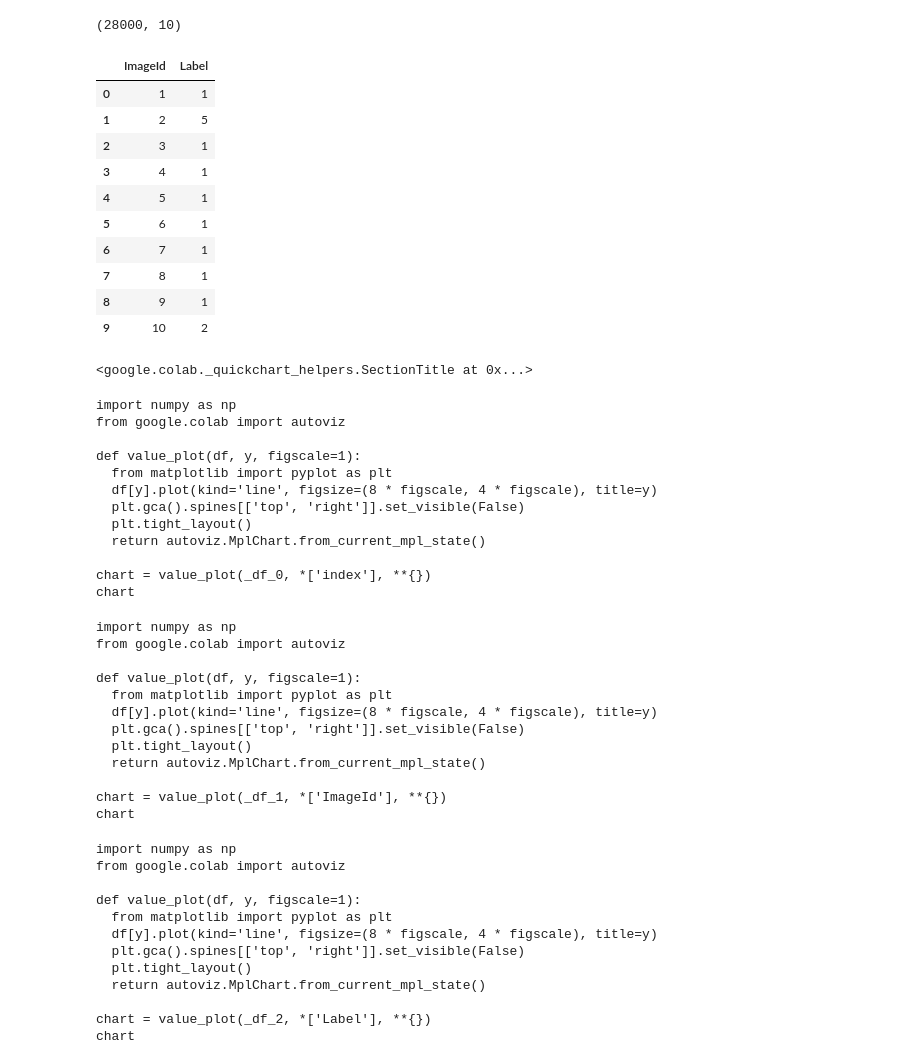
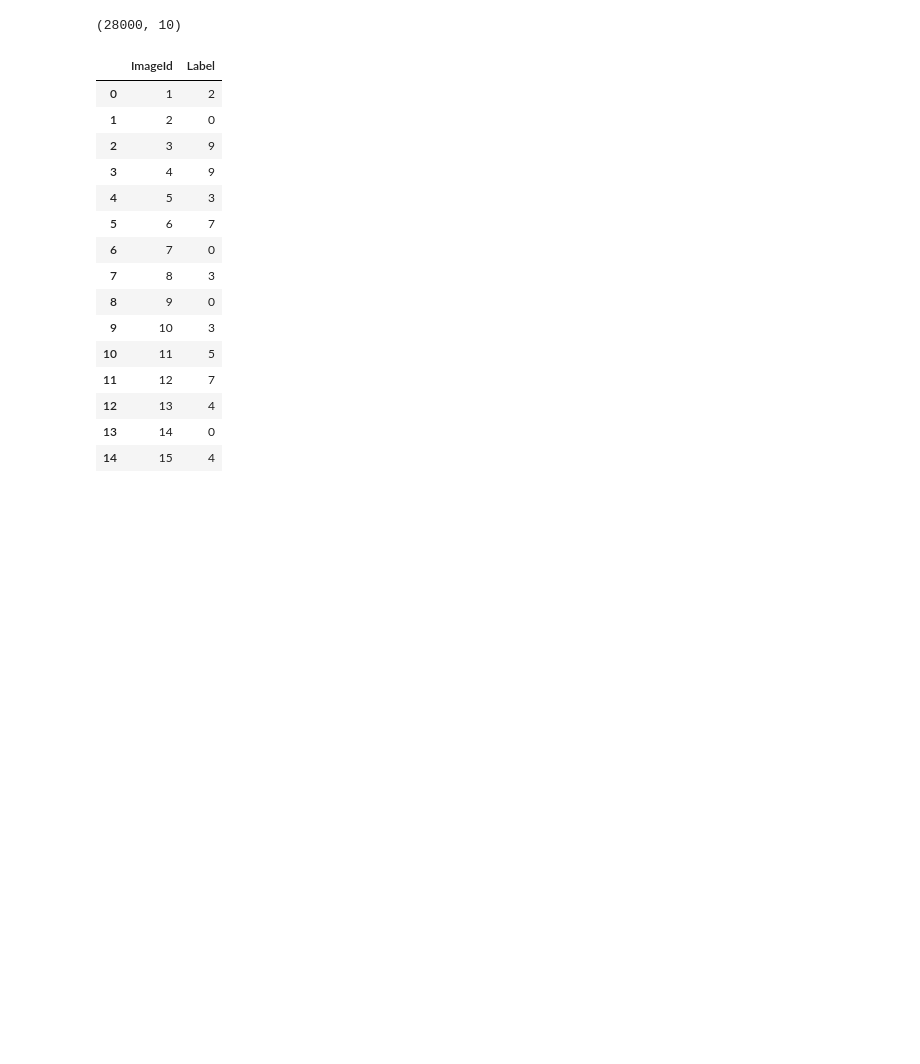
Before and after one commit to ehsson/AI_Practice, a Jupyter notebook: Mnist_practice/Mnist_practice.ipynb, the cells around one changed output. Cells and saved outputs as stored; diff of their text form; code cells hidden in the pictures; blank space fills up the shorter version.

```diff
--- a/Mnist_practice/Mnist_practice.ipynb
+++ b/Mnist_practice/Mnist_practice.ipynb
@@ -42,7 +43,7 @@ print(test_images.shape)
 (42000, 1, 28, 28)
 (28000, 1, 28, 28)
 # %%
-train_images, valid_images, train_labels, valid_labels = train_test_split(train_images, train_labels, test_size=0.2, random_state=42, stratify=train_labels)
+train_images, valid_images, train_labels, valid_labels = train_test_split(train_images, train_labels, test_size=0.05, random_state=42, stratify=train_labels)
 print(type(train_images[0][0][0][0]))
 print(type(valid_images[0][0][0][0]))
 
@@ -117,6 +128,7 @@ for epoch in range(1, num_epochs + 1):
 
     train_loss = 0
     valid_loss = 0
+    running_loss = 0
 
     # train
     model.train()
@@ -131,8 +143,12 @@ for epoch in range(1, num_epochs + 1):
         optimizer.step()
 
         train_loss += loss
+        sys.stdout.write('\r')
+        sys.stdout.write("step: %d/%d  train_loss: %.5f" % (step, len(train_loader), train_loss/step))
+        sys.stdout.flush()
 
-    train_loss = train_loss / (step - 1)
+    train_loss = train_loss / len(train_loader)
+    print()
     print("epoch: {}  train_loss: {:.5f}".format(epoch, train_loss))
 
     # validation
@@ -144,8 +160,11 @@ for epoch in range(1, num_epochs + 1):
             loss = criterion(predictions, labels)
 
             valid_loss += loss
+            sys.stdout.write('\r')
+            sys.stdout.write("step: %d/%d  valid_loss: %.5f" % (step, len(valid_loader), valid_loss/step))
+            sys.stdout.flush()
 
-    valid_loss = valid_loss / (step - 1)
+    valid_loss = valid_loss / len(train_loader)
+    print()
     print("epoch: {}  valid_loss: {:.5f}".format(epoch, valid_loss))
-    print()
 # %% [output]
@@ -186,53 +217,21 @@ submission["Label"] = np.argmax(np.concatenate(test_pred, axis=0), axis=1)
 # %% [output]
 (28000, 10)
 # %%
-submission.head(10)
+submission.head(15)
 # %% [output]
 |  | ImageId | Label |
-| 0 | 1 | 1 |
-| 1 | 2 | 5 |
-| 2 | 3 | 1 |
-| 3 | 4 | 1 |
-| 4 | 5 | 1 |
-| 5 | 6 | 1 |
-| 6 | 7 | 1 |
-| 7 | 8 | 1 |
-| 8 | 9 | 1 |
-| 9 | 10 | 2 |
+| 0 | 1 | 2 |
+| 1 | 2 | 0 |
+| 2 | 3 | 9 |
+| 3 | 4 | 9 |
+| 4 | 5 | 3 |
+| 5 | 6 | 7 |
+| 6 | 7 | 0 |
+| 7 | 8 | 3 |
+| 8 | 9 | 0 |
+| 9 | 10 | 3 |
+| 10 | 11 | 5 |
+| 11 | 12 | 7 |
+| 12 | 13 | 4 |
+| 13 | 14 | 0 |
+| 14 | 15 | 4 |
-<google.colab._quickchart_helpers.SectionTitle at 0x...>
-import numpy as np
-from google.colab import autoviz
-
-def value_plot(df, y, figscale=1):
-  from matplotlib import pyplot as plt
-  df[y].plot(kind='line', figsize=(8 * figscale, 4 * figscale), title=y)
-  plt.gca().spines[['top', 'right']].set_visible(False)
-  plt.tight_layout()
-  return autoviz.MplChart.from_current_mpl_state()
-
-chart = value_plot(_df_0, *['index'], **{})
-chart
-import numpy as np
-from google.colab import autoviz
-
-def value_plot(df, y, figscale=1):
-  from matplotlib import pyplot as plt
-  df[y].plot(kind='line', figsize=(8 * figscale, 4 * figscale), title=y)
-  plt.gca().spines[['top', 'right']].set_visible(False)
-  plt.tight_layout()
-  return autoviz.MplChart.from_current_mpl_state()
-
-chart = value_plot(_df_1, *['ImageId'], **{})
-chart
-import numpy as np
-from google.colab import autoviz
-
-def value_plot(df, y, figscale=1):
-  from matplotlib import pyplot as plt
-  df[y].plot(kind='line', figsize=(8 * figscale, 4 * figscale), title=y)
-  plt.gca().spines[['top', 'right']].set_visible(False)
-  plt.tight_layout()
-  return autoviz.MplChart.from_current_mpl_state()
-
-chart = value_plot(_df_2, *['Label'], **{})
-chart
```
Also changed, not shown: parts of 5 cells of this notebook.
